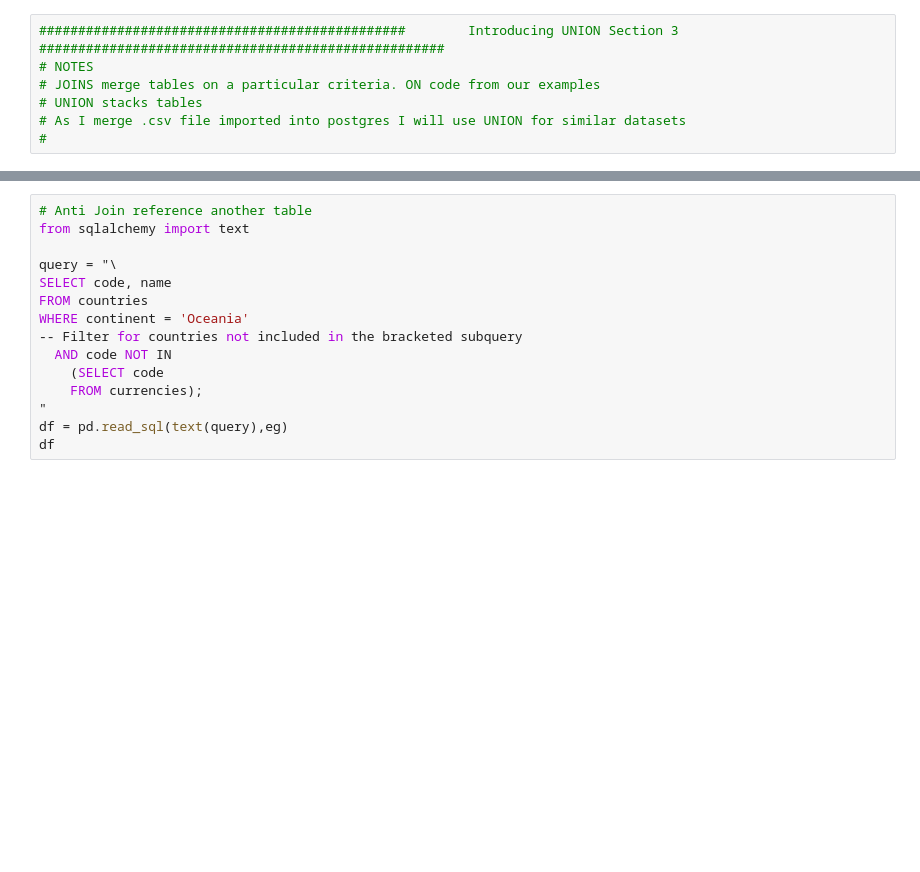
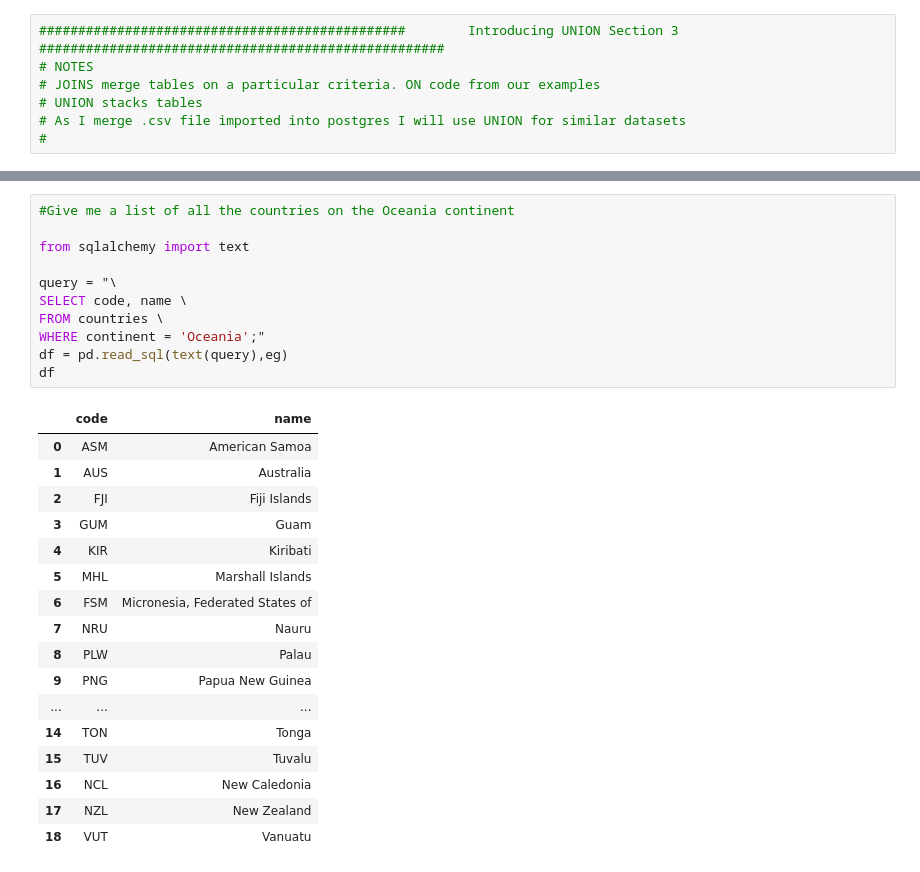
Before and after one commit to RheoTechnicalX/SQL_Training, a Jupyter notebook: 3joiningdata1.ipynb, the cells around one changed output, grey strips where cells are left out. Drawn from its saved outputs; the diff is of its cells as text; blank space fills up the shorter version.

```diff
--- a/3joiningdata1.ipynb
+++ b/3joiningdata1.ipynb
@@ -185,15 +283,29 @@ df
 # %%
-# Anti Join reference another table
+#Give me a list of all the countries on the Oceania continent
+
 from sqlalchemy import text
 
 query = "\
-SELECT code, name
-FROM countries
-WHERE continent = 'Oceania'
--- Filter for countries not included in the bracketed subquery
-  AND code NOT IN
-    (SELECT code
-    FROM currencies);
-"
+SELECT code, name \
+FROM countries \
+WHERE continent = 'Oceania';"
 df = pd.read_sql(text(query),eg)
 df
+# %% [output]
+|  | code | name |
+| 0 | ASM | American Samoa |
+| 1 | AUS | Australia |
+| 2 | FJI | Fiji Islands |
+| 3 | GUM | Guam |
+| 4 | KIR | Kiribati |
+| 5 | MHL | Marshall Islands |
+| 6 | FSM | Micronesia, Federated States of |
+| 7 | NRU | Nauru |
+| 8 | PLW | Palau |
+| 9 | PNG | Papua New Guinea |
+| ... | ... | ... |
+| 14 | TON | Tonga |
+| 15 | TUV | Tuvalu |
+| 16 | NCL | New Caledonia |
+| 17 | NZL | New Zealand |
+| 18 | VUT | Vanuatu |
```
Also changed, not shown: parts of 28 cells of this notebook.
